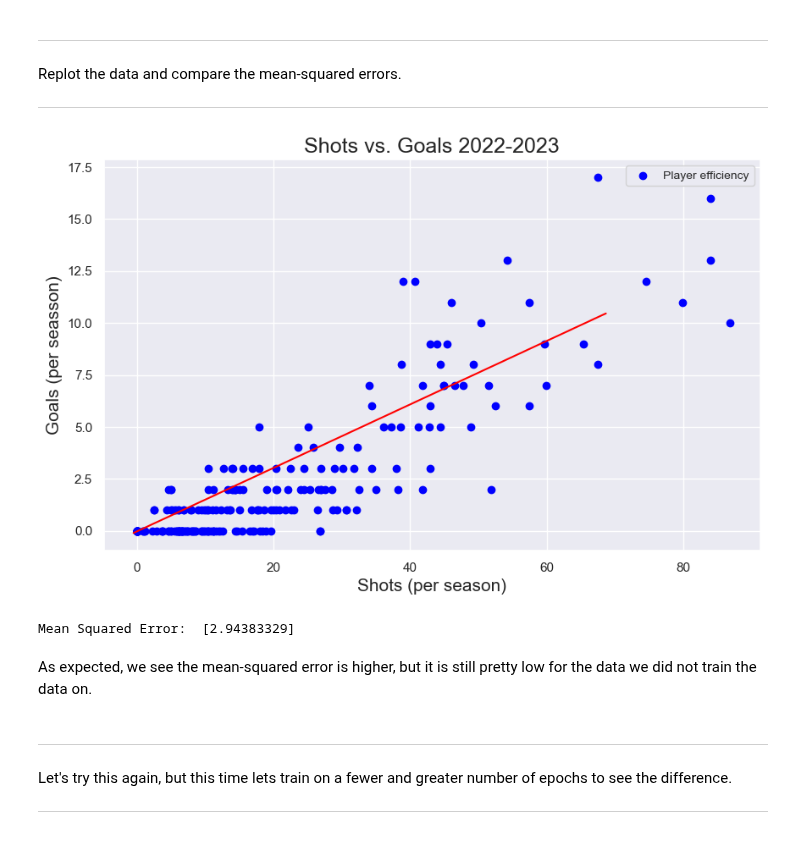
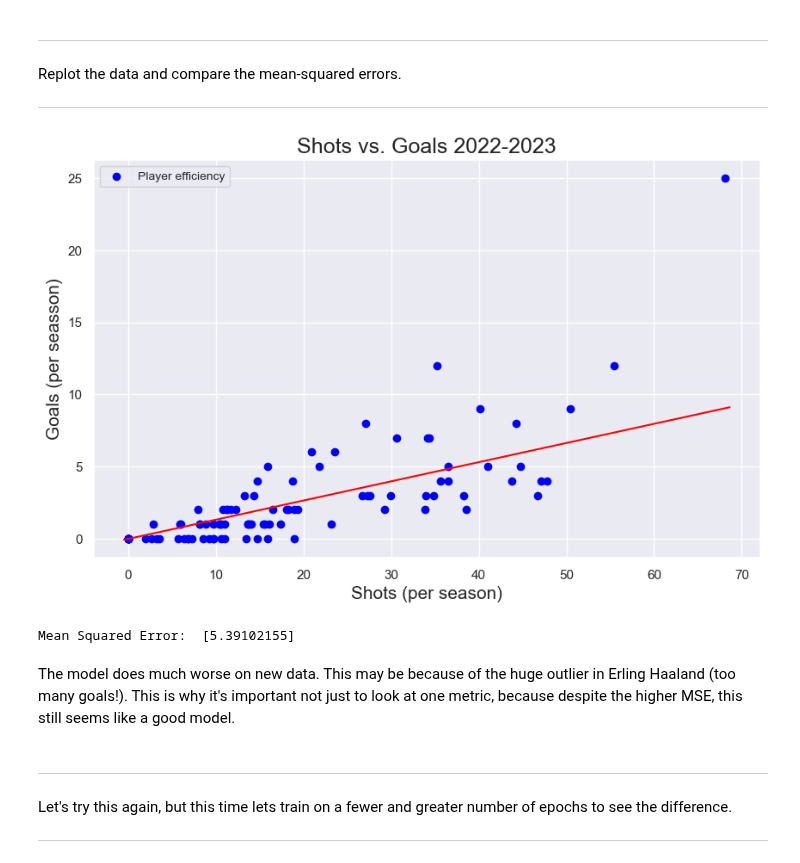
Before and after one commit to pstern17/INDE-577, a Jupyter notebook: 1. Supervised Learning/1.2. Gradient Descent/linear_regression.ipynb, the cells around one changed output. Saved outputs shown, nothing was run; the diff lists cells and outputs as text; code cells hidden in the pictures.

```diff
--- a/1. Supervised Learning/1.2. Gradient Descent/linear_regression.ipynb
+++ b/1. Supervised Learning/1.2. Gradient Descent/linear_regression.ipynb
@@ -74,3 +118,6 @@ for i in range(x.shape[1]):
+# %%
+# Split the data into training and testing sets.
+train_p, test_p, train_r, test_r = train_test_split(x, y, test_size = 0.4, random_state = 42)
 # %% [markdown]
 ***
 Let's plot this to check if it is approximately linear.
@@ -211,21 +271,0 @@ Get the additional data.
-# %%
-# Get the test data.
-test_data = soccer[250:500]
-
-# Selects shots as our predictor.
-predictors = test_data[['Shots']]
-
-# Now do the same for the goals.
-y1 = test_data[['Goals']]
-
-# Convert each to a numpy array.
-y1 = y1.values
-x1 = predictors.values
-
-# Get the number of 90s played.
-ninetys = test_data['90s'].values
-
-# Multiply each row by the number of 90s played to normalize.
-for i in range(x.shape[1]):
-    if ninetys[i] != 0:
-        x1[:, i] = x1[:, i] * ninetys[i]
@@ -236,34 +286,34 @@ Replot the data and compare the mean-squared errors.
 # %%
 # Set the domain.
 domain = np.linspace(np.min(x) - .5, np.max(x) + .5, 100)
 
 # Plot the data.
 plt.figure(figsize = (10, 6))
-plt.scatter(x1, y1, color = "blue", label = "Player efficiency")
+plt.scatter(test_p, test_r, color = "blue", label = "Player efficiency")
 
 # Plot the model.
 plt.plot(domain, node.predict(domain.reshape(-1, 1)), color = 'red')
 
 # Add labels and the legend.
 plt.xlabel("Shots (per season)", fontsize = 15)
 plt.ylabel("Goals (per seasson)", fontsize = 15)
 plt.title("Shots vs. Goals 2022-2023", fontsize = 18)
 plt.legend(fontsize = 10)
 plt.show()
 
 # Calculate the mean-squared error.
 mse = 0
-for i in range(len(x1)-1):
-    prediction = node.predict(x1[i])
-    actual = y1[i]
+for i in range(len(test_p)-1):
+    prediction = node.predict(test_p[i])
+    actual = test_r[i]
     mse += (prediction - actual)**2
 
-print("Mean Squared Error: ", mse/len(x1))
+print("Mean Squared Error: ", mse/len(test_p))
 # %% [output]
-[figure, old version]
+[figure, new version]
-Mean Squared Error:  [2.94383329]
+Mean Squared Error:  [5.39102155]
-# %% [markdown]
-As expected, we see the mean-squared error is higher, but it is still pretty low for the data we did not train the data on.
+# %% [markdown]
+The model does much worse on new data. This may be because of the huge outlier in Erling Haaland (too many goals!). This is why it's important not just to look at one metric, because despite the higher MSE, this still seems like a good model.
 # %% [markdown]
 ***
 Let's try this again, but this time lets train on a fewer and greater number of epochs to see the difference.
```
Also changed, not shown: parts of 28 cells of this notebook, 1 other file.
